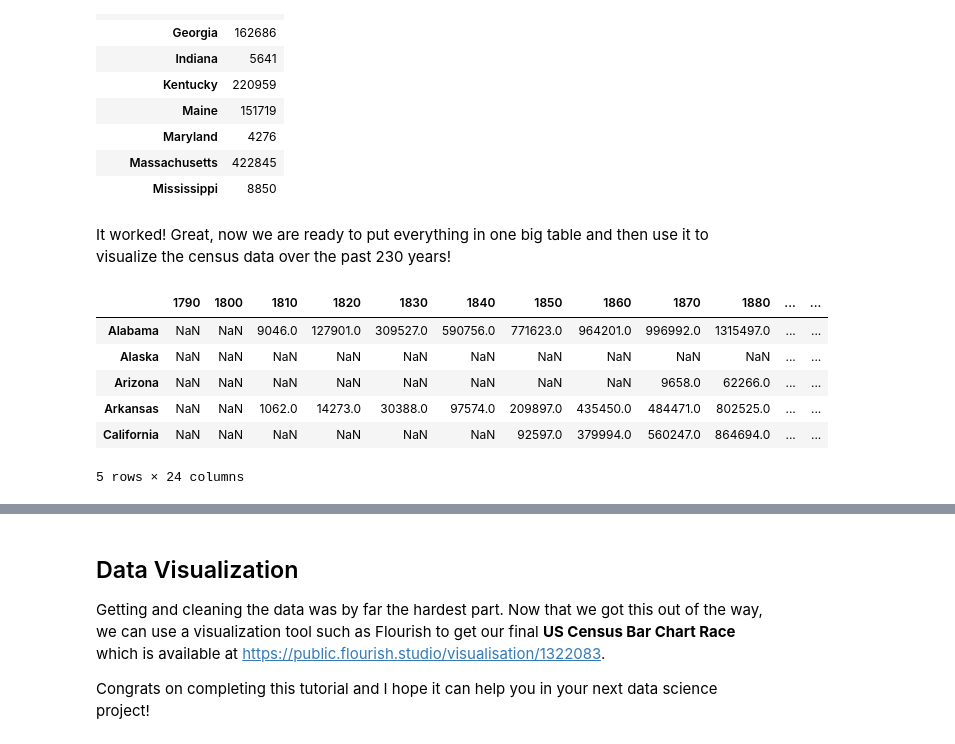
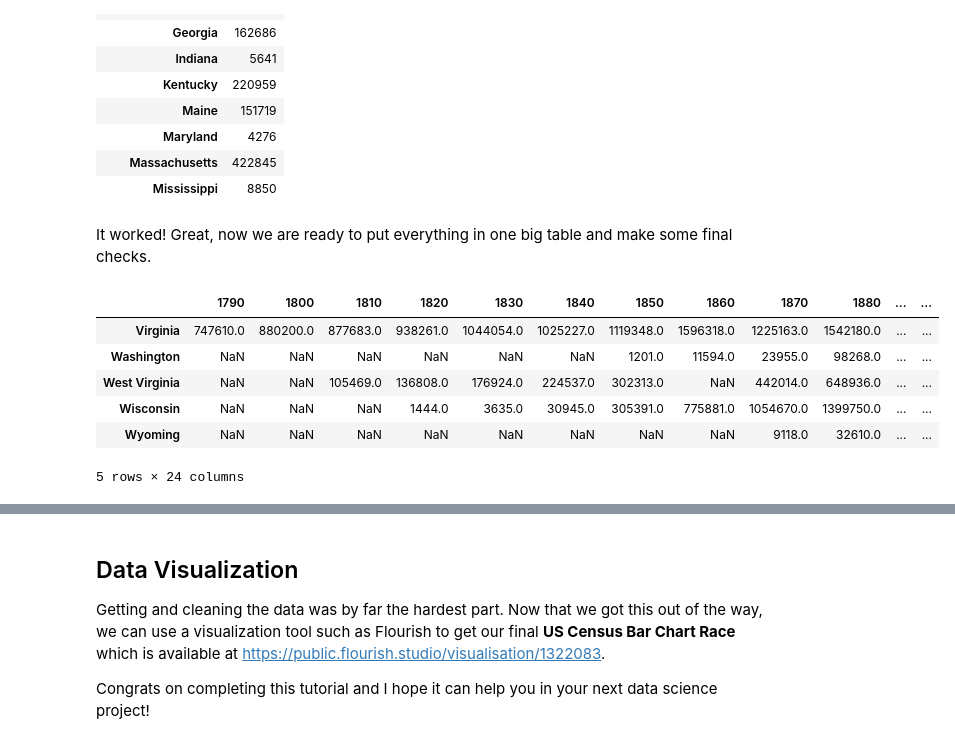
Before and after one commit to AntonMu/Census2020, a Jupyter notebook: USCensus2020.ipynb, the cells around one changed output, grey strips where cells are left out. Cells and saved outputs as stored; diff of their text form; code cells hidden in the pictures.

```diff
--- a/USCensus2020.ipynb
+++ b/USCensus2020.ipynb
@@ -218,18 +214,18 @@ display(Census[1800].head(10))
 | Massachusetts | 422845 |
 | Mississippi | 8850 |
 # %% [markdown]
-It worked! Great, now we are ready to put everything in one big table and then use it to visualize the census data over the past 230 years!
+It worked! Great, now we are ready to put everything in one big table and make some final checks.
 # %%
 result_df = pd.DataFrame(States).set_index('States')
 for key in Census.keys():
     result_df = result_df.add(Census[key],fill_value=0)
 result_df.to_csv('State_Census_Historical.csv')
-result_df.head(5)
+result_df.tail(5)
 # %% [output]
 |  | 1790 | 1800 | 1810 | 1820 | 1830 | 1840 | 1850 | 1860 | 1870 | 1880 | ... | ... |
-| Alabama | NaN | NaN | 9046.0 | 127901.0 | 309527.0 | 590756.0 | 771623.0 | 964201.0 | 996992.0 | 1315497.0 | ... | ... |
-| Alaska | NaN | NaN | NaN | NaN | NaN | NaN | NaN | NaN | NaN | NaN | ... | ... |
-| Arizona | NaN | NaN | NaN | NaN | NaN | NaN | NaN | NaN | 9658.0 | 62266.0 | ... | ... |
-| Arkansas | NaN | NaN | 1062.0 | 14273.0 | 30388.0 | 97574.0 | 209897.0 | 435450.0 | 484471.0 | 802525.0 | ... | ... |
-| California | NaN | NaN | NaN | NaN | NaN | NaN | 92597.0 | 379994.0 | 560247.0 | 864694.0 | ... | ... |
+| Virginia | 747610.0 | 880200.0 | 877683.0 | 938261.0 | 1044054.0 | 1025227.0 | 1119348.0 | 1596318.0 | 1225163.0 | 1542180.0 | ... | ... |
+| Washington | NaN | NaN | NaN | NaN | NaN | NaN | 1201.0 | 11594.0 | 23955.0 | 98268.0 | ... | ... |
+| West Virginia | NaN | NaN | 105469.0 | 136808.0 | 176924.0 | 224537.0 | 302313.0 | NaN | 442014.0 | 648936.0 | ... | ... |
+| Wisconsin | NaN | NaN | NaN | 1444.0 | 3635.0 | 30945.0 | 305391.0 | 775881.0 | 1054670.0 | 1399750.0 | ... | ... |
+| Wyoming | NaN | NaN | NaN | NaN | NaN | NaN | NaN | NaN | 9118.0 | 32610.0 | ... | ... |
 5 rows × 24 columns
```
Also changed, not shown: parts of 4 cells of this notebook, 1 other file.
